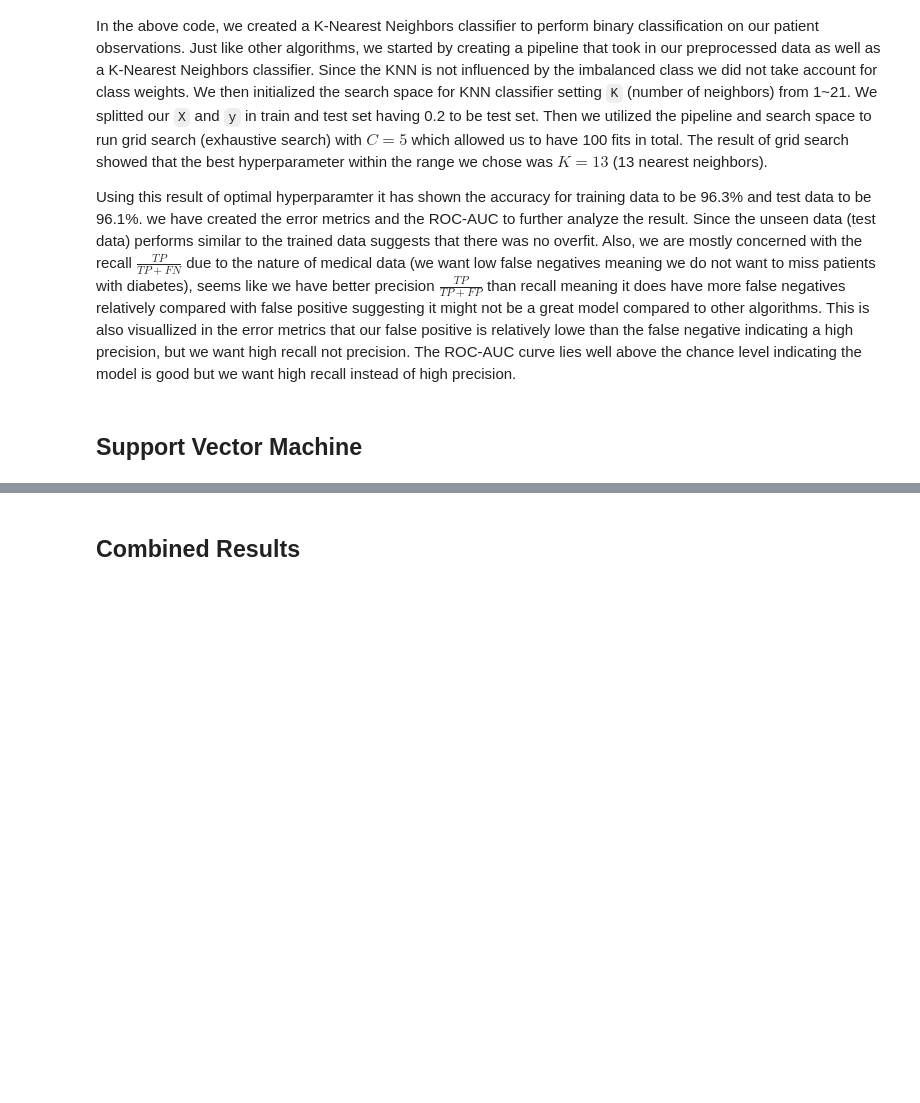
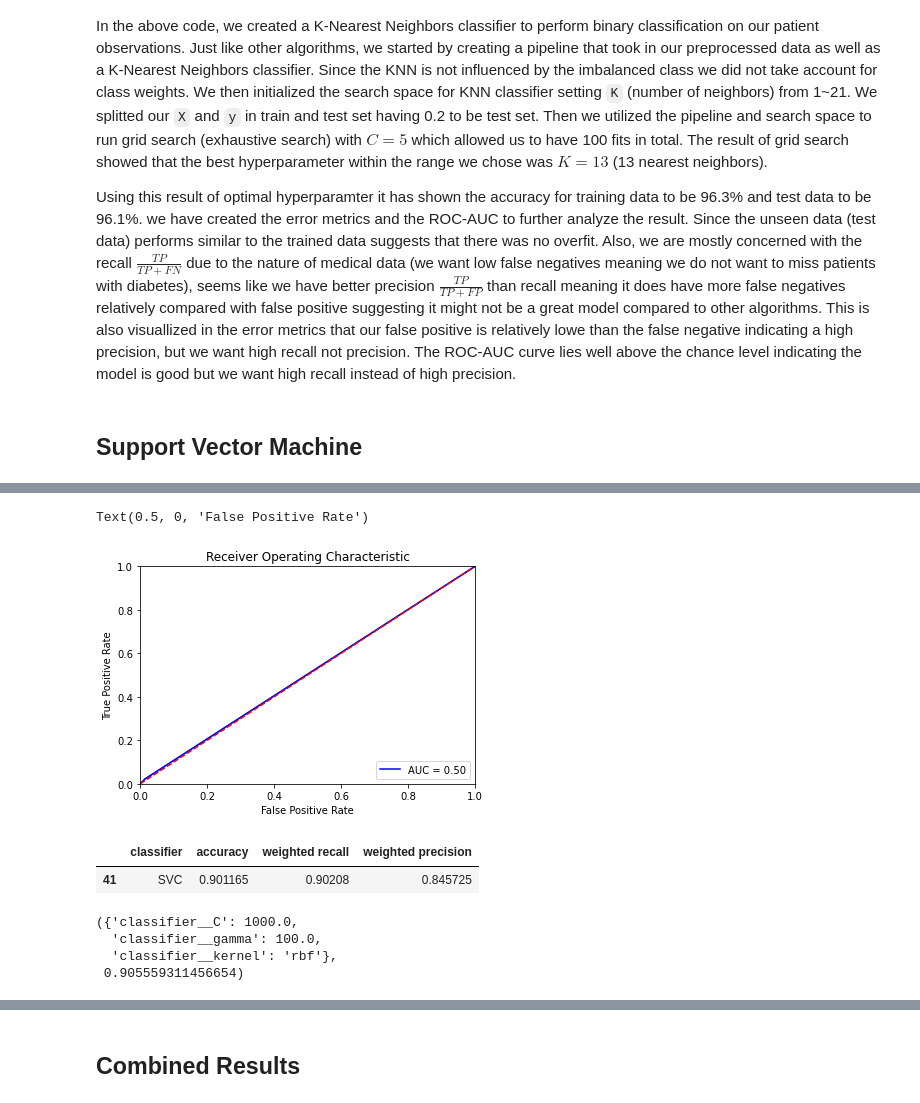
Before and after one commit to pjw0417/Group002-SP23, a Jupyter notebook: FinalProject_Group002-SP23.ipynb, the cells around one changed output, grey strips where cells are left out. Drawn from its saved outputs; the diff is of its cells as text; code cells hidden in the pictures; blank space fills up the shorter version.

```diff
--- a/FinalProject_Group002-SP23.ipynb
+++ b/FinalProject_Group002-SP23.ipynb
@@ -794,0 +882,30 @@ Using this result of optimal hyperparamter it has shown the accuracy for trainin
+# %%
+fpr, tpr, thresholds = roc_curve(y_test, yhat_test)
+roc_auc = auc(fpr, tpr)
+roc_display=RocCurveDisplay(fpr=fpr, tpr=tpr)
+
+roc_display.plot()
+plt.title('Receiver Operating Characteristic')
+plt.plot(fpr, tpr, 'b', label = 'AUC = %0.2f' % roc_auc)
+plt.legend(loc = 'lower right')
+plt.plot([0, 1], [0, 1],'r--')
+plt.xlim([0, 1])
+plt.ylim([0, 1])
+plt.ylabel('True Positive Rate')
+plt.xlabel('False Positive Rate')
+# %% [output]
+Text(0.5, 0, 'False Positive Rate')
+[figure, added]
+# %%
+# Saving the result to combine later
+report = classification_report(y_test, yhat_test, output_dict=True)
+weighted_recall = report['weighted avg']['recall']
+weighted_prec = report['weighted avg']['precision']
+svc_results = svc_results[['classifier', 'accuracy']]
+svc_results = svc_results.iloc[[0]]
+svc_results['weighted recall'] = weighted_recall
+svc_results['weighted precision'] = weighted_prec
+svc_results
+# %% [output]
+|  | classifier | accuracy | weighted recall | weighted precision |
+| 41 | SVC | 0.901165 | 0.90208 | 0.845725 |
@@ -794,0 +943,7 @@ Using this result of optimal hyperparamter it has shown the accuracy for trainin
+# %%
+best_model.best_params_, best_model.best_score_
+# %% [output]
+({'classifier__C': 1000.0,
+  'classifier__gamma': 100.0,
+  'classifier__kernel': 'rbf'},
+ 0.905559311456654)
```
Also changed, not shown: parts of 29 cells of this notebook, 3 other files.
